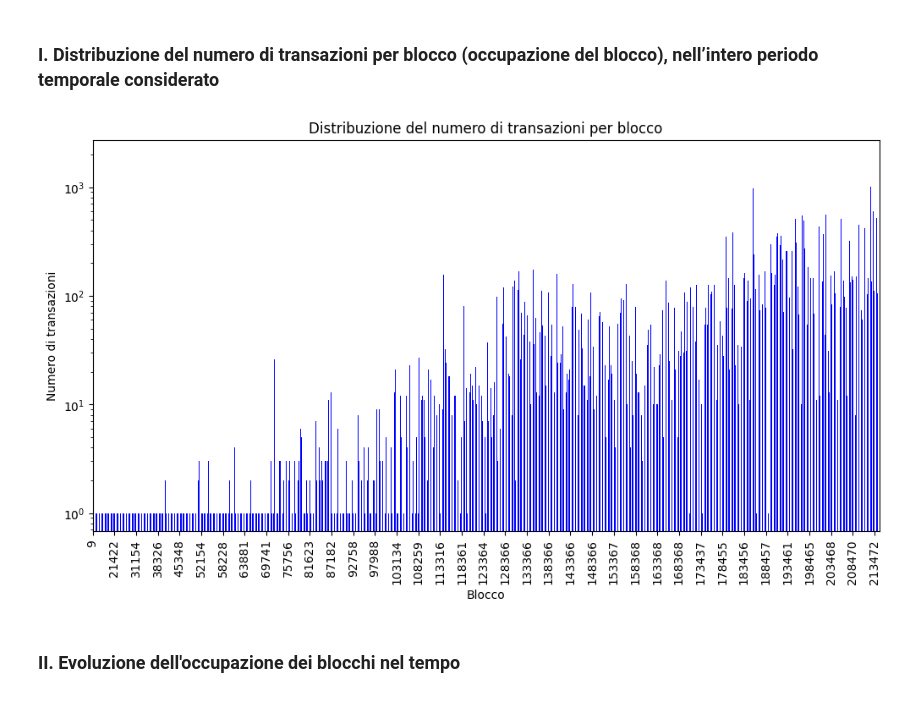
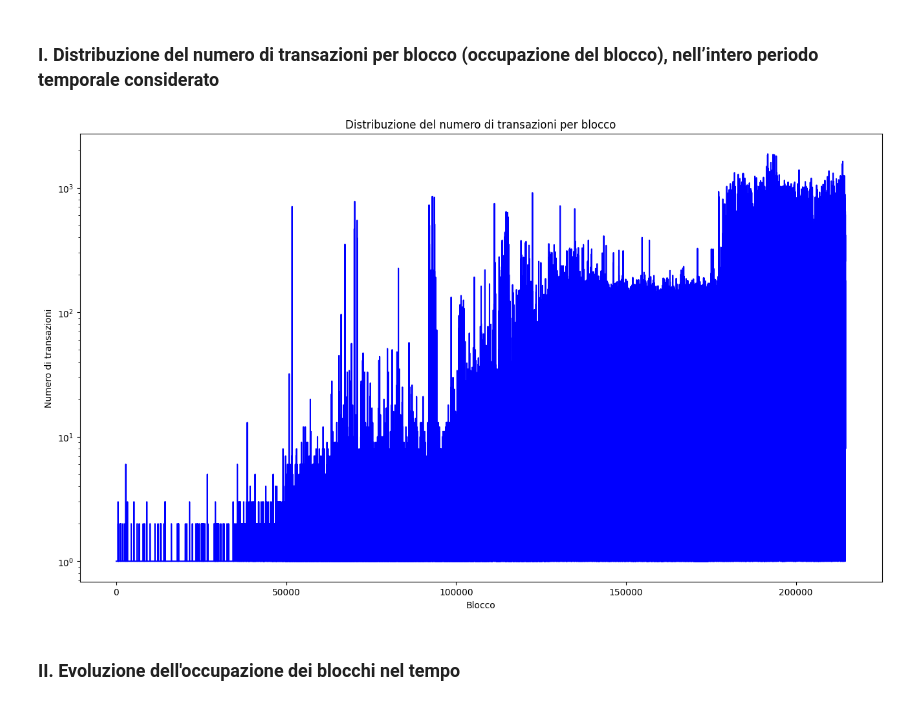
Before and after one commit to FlavRomano/CRAFTY, a Jupyter notebook: main.ipynb, the cells around one changed output. Drawn from its saved outputs; the diff is of its cells as text; code cells hidden in the pictures.

```diff
--- a/main.ipynb
+++ b/main.ipynb
@@ -44,19 +49,19 @@ print(mapping_df.head())
 # %%
 transactions_per_block = transactions.groupby("blockId")["txId"].count()
 
 plt.figure(figsize=(16,9))
-transactions_per_block.plot(kind="bar", color="blue")
+transactions_per_block.plot(color="blue")
 plt.xlabel("Blocco")
 plt.ylabel("Numero di transazioni")
 plt.title("Distribuzione del numero di transazioni per blocco")
 
 plt.yscale("log")
 
-x_ticks = range(0, len(transactions_per_block), 5000)
-plt.xticks(x_ticks, transactions_per_block.index[x_ticks])
+# x_ticks = range(0, len(transactions_per_block), 5000)
+# plt.xticks(x_ticks, transactions_per_block.index[x_ticks], rotation=15)
 
 plt.show()
 # %% [output]
-[figure, old version]
+[figure, new version]
 # %% [markdown]
 ### II. Evoluzione dell'occupazione dei blocchi nel tempo
```
Also changed, not shown: parts of 12 cells of this notebook, 2 other files.
